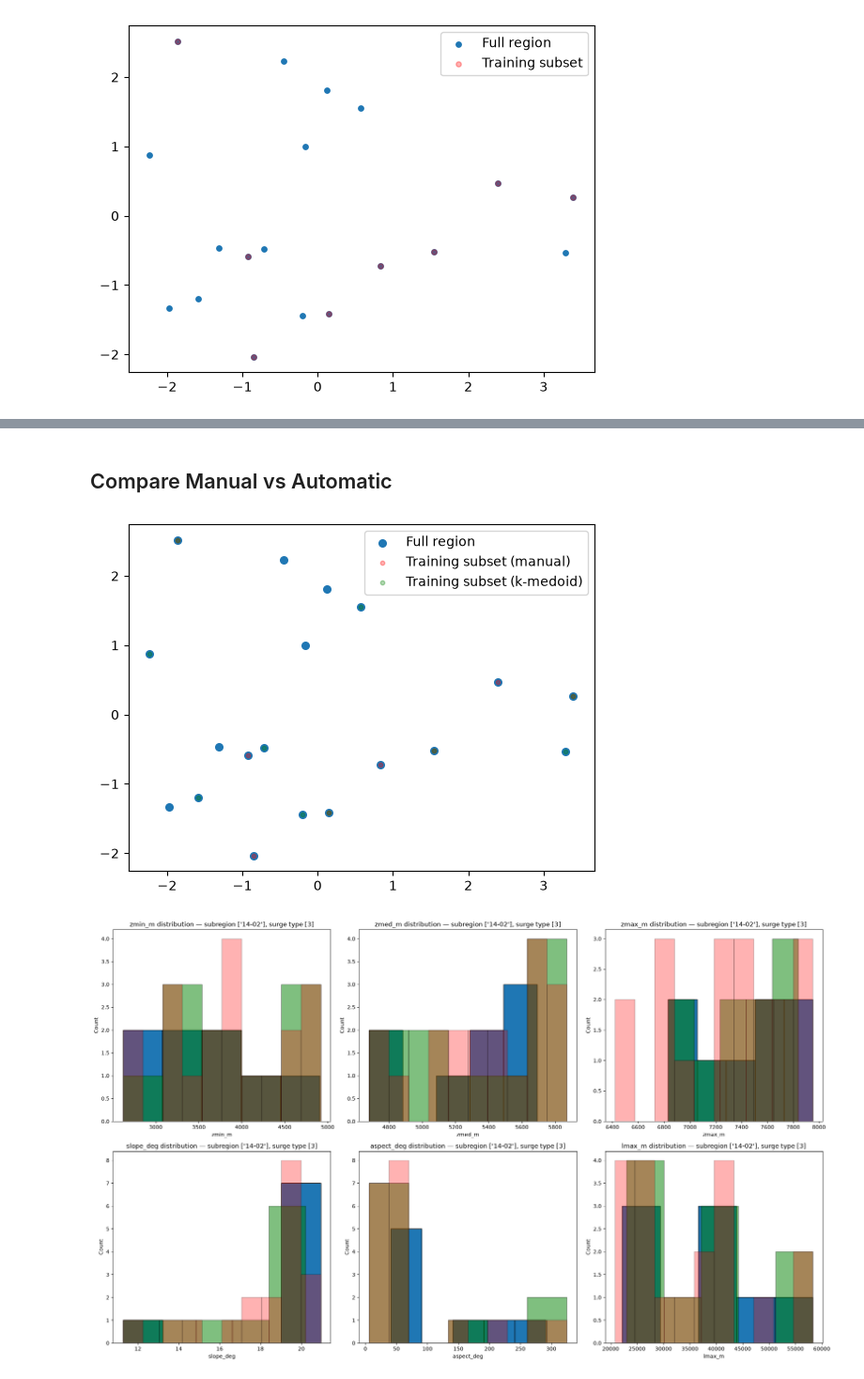
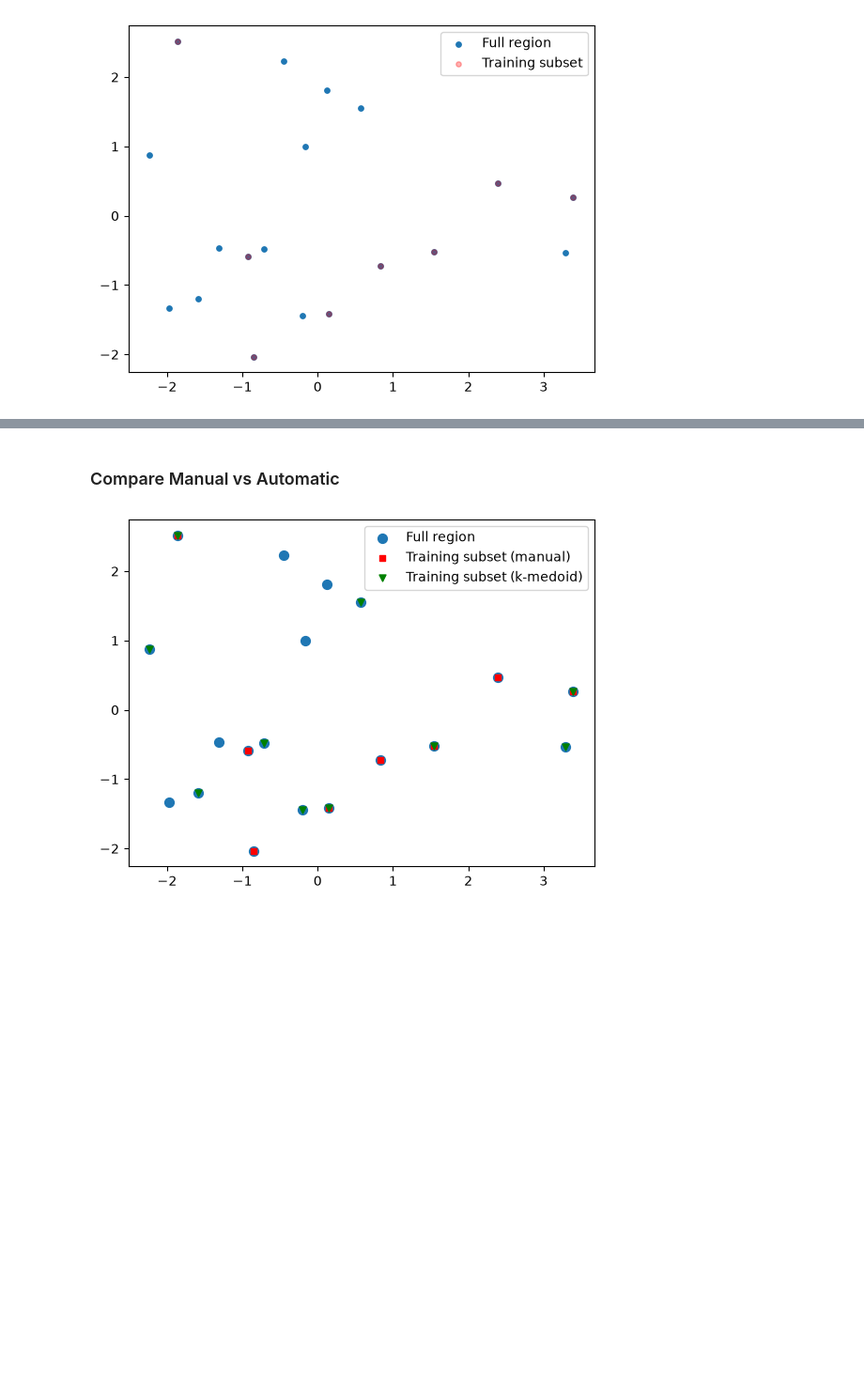
Before and after one commit to silastwickler/glacier-snow-cover-mapping-HMA, a Jupyter notebook: notebooks/glacier_distribution.ipynb, the cells around one changed output, grey strips where cells are left out. Shown at 94% size. Saved outputs shown, nothing was run; the diff lists cells and outputs as text; code cells hidden in the pictures; blank space fills up the shorter version.

```diff
--- a/notebooks/glacier_distribution.ipynb
+++ b/notebooks/glacier_distribution.ipynb
@@ -7,6 +7,8 @@ import geopandas as gpd
 import pandas as pd
 import numpy as np
 import matplotlib.pyplot as plt
+import matplotlib.cm as cm
+from matplotlib.colors import Normalize
 from pathlib import Path
 from sklearn.preprocessing import StandardScaler
 from sklearn.cluster import KMeans
@@ -15,14 +17,14 @@ from scipy.stats import chi2_contingency
 from scipy.spatial.distance import cdist
 
 #Path to RGI shp file (str):
-rgi_fp = '/Users/SILASTWICKLER/ws/HMA/data/RGI2000-v7.0-G-14_south_asia_west/RGI2000-v7.0-G-14_south_asia_west.shp'
+rgi_fp = '/Users/SILASTWICKLER/ws/HMA/data/RGI2000-v7.0-G-13_central_asia/RGI2000-v7.0-G-13_central_asia.shp'
 full_rgi = gpd.read_file(rgi_fp)
 #RGI o2 region (str):
-region = ['14-02']
+region = ['13-02']
 #Surge types (list) (0: No, 1: Possible, 2: Probable, 3: Observed, 9: N/A
 surge = [3]
 #minimum area
-min_area = 100
+min_area = 25
 max_area = 500
 
 rgi = full_rgi[
@@ -250,27 +411,27 @@ Chi^2: 1.114210526315789, p: 0.9528381365635192, dof: 5, exp: [[5.89655172 3.931
 # %% [markdown]
-## Compare Manual vs Automatic
+### Compare Manual vs Automatic
 # %%
 fig, ax = plt.subplots()
-ax.scatter(*proj_full.T, s=30, alpha=1, label='Full region')
-ax.scatter(*proj_sub.T, s=10, color='red', alpha = 0.3, label='Training subset (manual)')
-ax.scatter(*proj_sub_auto.T, s=10, color='green', alpha = 0.3, label='Training subset (k-medoid)')
+ax.scatter(*proj_full.T, s=50, alpha=1, label='Full region')
+ax.scatter(*proj_sub.T, s=25, color='red', alpha = 1, marker = 's', label='Training subset (manual)')
+ax.scatter(*proj_sub_auto.T, s=25, color='green', alpha = 1, marker = 'v', label='Training subset (k-medoid)')
 ax.legend()
 plt.show()
 
-fig, axes = plt.subplots(nrows, ncols, figsize=(20, 6 * nrows))
-axes = np.atleast_1d(axes).flatten()  # flatten so you can index linearly regardless of shape
+#fig, axes = plt.subplots(nrows, ncols, figsize=(20, 6 * nrows))
+#axes = np.atleast_1d(axes).flatten()  # flatten so you can index linearly regardless of shape
 
-for i, feat in enumerate(features):
-    ax = axes[i]
-    manual_rgi_subsets[feat].plot(kind="hist", bins=5, ax=ax, edgecolor="black")
-    auto_rgi_subset[feat].plot(kind="hist", color = 'green', alpha = 0.5, bins=5, ax=ax, edgecolor="black")
-    rgi[feat].plot(kind="hist", color = 'red', alpha = 0.3, bins=10, ax=ax, edgecolor="black")
-    ax.set_xlabel(feat)
-    ax.set_ylabel("Count")
-    ax.set_title(f"{feat} distribution — subregion {region}, surge type {surge}")
-    plt.tight_layout()
-    #plt.savefig(figures_out_path / "rgi7_subregion_surge_hist.png", dpi=300)
-plt.show()
+
+# for i, feat in enumerate(features):
+#     ax = axes[i]
+#     manual_rgi_subsets[feat].plot(kind="hist", bins=5, ax=ax, edgecolor="black")
+#     auto_rgi_subset[feat].plot(kind="hist", color = 'green', alpha = 0.5, bins=5, ax=ax, edgecolor="black")
+#     rgi[feat].plot(kind="hist", color = 'red', alpha = 0.3, bins=10, ax=ax, edgecolor="black")
+#     ax.set_xlabel(feat)
+#     ax.set_ylabel("Count")
+#     ax.set_title(f"{feat} distribution — subregion {region}, surge type {surge}")
+#     plt.tight_layout()
+#     #plt.savefig(figures_out_path / "rgi7_subregion_surge_hist.png", dpi=300)
+# plt.show()
 # %% [output]
-[figure, old version]
+[figure, new version]
-[figure, removed]
```
Also changed, not shown: parts of 12 cells of this notebook, 2 other files.
